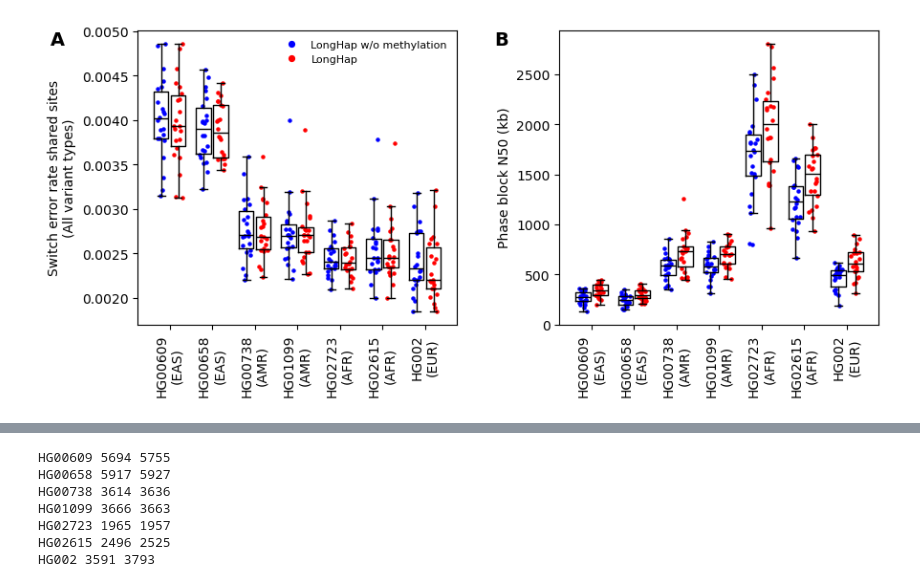
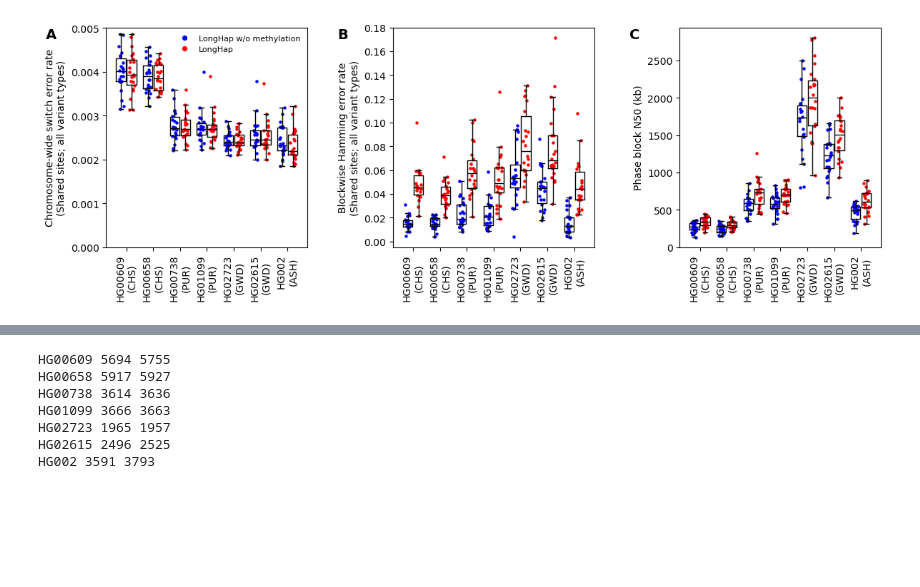
Before and after one commit to AkeyLab/LongHap, a Jupyter notebook: benchmarking/population_analyses.ipynb, the cells around one changed output, grey strips where cells are left out. Saved outputs shown, nothing was run; the diff lists cells and outputs as text; code cells hidden in the pictures; blank space fills up the shorter version.

```diff
--- a/benchmarking/population_analyses.ipynb
+++ b/benchmarking/population_analyses.ipynb
@@ -7,7 +7,7 @@ from cyvcf2 import VCF
 
 base_dir = '/scratch/gpfs/AKEY/apfennig/LongHap/'
 stats_pattern = base_dir + '{sample}/longhap/deepvariant_sniffles_hifi_hs1.minimap2.chr{chrom}.{tool}_phased.annotated.stats.tsv'
-eval_pattern = base_dir + '{sample}/longhap/deepvariant_sniffles_hifi_hs1.minimap2.chr{chrom}.{tool}_phased.annotated.evaluation.tab'
+eval_pattern = base_dir + '{sample}/longhap/deepvariant_sniffles_hifi_hs1.minimap2.chr{chrom}.{tool}_phased.annotated.evaluation.custom.tab'
 
 
 stats_pattern_rare = base_dir + '{sample}/longhap/deepvariant_sniffles_hifi_hs1.minimap2.chr{chrom}.{tool}_phased.annotated.rare.stats.tsv'
@@ -20,9 +20,9 @@ stats_pattern_complex_rare = base_dir + '{sample}/longhap/deepvariant_sniffles_h
 eval_pattern_complex_rare = base_dir + '{sample}/longhap/deepvariant_sniffles_hifi_hs1.minimap2.chr{chrom}.{tool}_phased.annotated.rare.complex.evaluation.tab'
 
 
-samples_pop_mapping = {'HG00609': 'EAS', 'HG00658': 'EAS',
-           'HG00738': "AMR", 'HG01099': "AMR",
-           'HG02723': "AFR", 'HG02615': "AFR", 'HG002': "EUR"}
+samples_pop_mapping = {'HG00609': 'CHS', 'HG00658': 'CHS',
+           'HG00738': "PUR", 'HG01099': "PUR",
+           'HG02723': "GWD", 'HG02615': "GWD", 'HG002': "ASH"}
 samples = ['HG00609', 'HG00658', 'HG00738', 'HG01099', 'HG02723', 'HG02615', 'HG002']
 tools = ['LongHap Meth', 'LongHap']
 chroms = np.arange(1, 23)
@@ -127,14 +127,17 @@ def plot_fraction_phased_vs_error_rate(eval_dict, stats_dict, tool, marker='o',
     return ax
 
 
-fig = plt.figure(figsize=(10, 4))
-gs = fig.add_gridspec(nrows=1, ncols=23)
+fig = plt.figure(figsize=(14, 4))
+gs = fig.add_gridspec(nrows=1, ncols=38)
 ax0 = fig.add_subplot(gs[0, :10])
-ax1 = fig.add_subplot(gs[0, 13:23])
-# ax2 = fig.add_subplot(gs[0, 27:37])
+ax1 = fig.add_subplot(gs[0, 14:24])
+ax2 = fig.add_subplot(gs[0, 28:38])
 
-longhap_err = [evaluation[sample]['LongHap'].all_switch_rate.values for sample in samples]
-longhap_meth_err = [evaluation[sample]['LongHap Meth'].all_switch_rate.values for sample in samples]
+longhap_err = [evaluation[sample]['LongHap'].chrwide_switch_rate.values for sample in samples]
+longhap_meth_err = [evaluation[sample]['LongHap Meth'].chrwide_switch_rate.values for sample in samples]
+
+longhap_ham_err = [evaluation[sample]['LongHap'].within_hamming_rate.values for sample in samples]
+longhap_meth_ham_err = [evaluation[sample]['LongHap Meth'].within_hamming_rate.values for sample in samples]
 
 longhap_n50s = [stats[sample]['LongHap'].block_n50.values / 1000 for sample in samples]
 longhap_meth_n50s = [stats[sample]['LongHap Meth'].block_n50.values / 1000 for sample in samples]
@@ -151,42 +154,69 @@ ax0.boxplot(longhap_meth_err, positions=np.arange(len(samples)) * 2 + 0.4, width
 for i in range(len(samples)):
     ax0.scatter(np.random.uniform(-0.2, 0.2, chroms.shape[0]) + i * 2 + 0.4, longhap_meth_err[i],
                color='red', s=5)
 
 ax0.set_xticks(np.arange(len(samples)) * 2)
 ax0.set_xticklabels([f'{s}\n({samples_pop_mapping[s]})' for s in samples], rotation=90)
-ax0.set_ylabel('Switch error rate shared sites\n(All variant types)')
+ax0.set_yticks(np.arange(0.0, 0.006, 0.001))
+ax0.set_ylabel('Chromosome-wide switch error rate\n(Shared sites; all variant types)')
 
-ax1.boxplot(longhap_n50s, positions=np.arange(len(samples)) * 2 - 0.4, widths=0.7,
+
+
+ax1.boxplot(longhap_ham_err, positions=np.arange(len(samples)) * 2 - 0.4, widths=0.7,
            medianprops={"color": 'black'}, showfliers=False)
 for i in range(len(samples)):
-    ax1.scatter(np.random.uniform(-0.2, 0.2, chroms.shape[0]) + i * 2 - 0.4, longhap_n50s[i],
+    ax1.scatter(np.random.uniform(-0.2, 0.2, chroms.shape[0]) + i * 2 - 0.4, longhap_ham_err[i],
                color='blue', s=5)
 
-ax1.boxplot(longhap_meth_n50s, positions=np.arange(len(samples)) * 2 + 0.4, widths=0.7,
+ax1.boxplot(longhap_meth_ham_err, positions=np.arange(len(samples)) * 2 + 0.4, widths=0.7,
            medianprops={"color": 'black'}, showfliers=False)
 for i in range(len(samples)):
-    ax1.scatter(np.random.uniform(-0.2, 0.2, chroms.shape[0]) + i * 2 + 0.4, longhap_meth_n50s[i],
+    ax1.scatter(np.random.uniform(-0.2, 0.2, chroms.shape[0]) + i * 2 + 0.4, longhap_meth_ham_err[i],
                color='red', s=5)
 
 ax1.set_xticks(np.arange(len(samples)) * 2)
 ax1.set_xticklabels([f'{s}\n({samples_pop_mapping[s]})' for s in samples], rotation=90)
-ax1.set_ylabel('Phase block N50 (kb)')
+ax1.set_yticks(np.arange(0.0, 0.2, 0.02))
+ax1.set_ylabel('Blockwise Hamming error rate\n(Shared sites; all variant types)')
+
+
+
+
+ax2.boxplot(longhap_n50s, positions=np.arange(len(samples)) * 2 - 0.4, widths=0.7,
+           medianprops={"color": 'black'}, showfliers=False)
+for i in range(len(samples)):
+    ax2.scatter(np.random.uniform(-0.2, 0.2, chroms.shape[0]) + i * 2 - 0.4, longhap_n50s[i],
+               color='blue', s=5)
+
+ax2.boxplot(longhap_meth_n50s, positions=np.arange(len(samples)) * 2 + 0.4, widths=0.7,
+           medianprops={"color": 'black'}, showfliers=False)
+for i in range(len(samples)):
+    ax2.scatter(np.random.uniform(-0.2, 0.2, chroms.shape[0]) + i * 2 + 0.4, longhap_meth_n50s[i],
+               color='red', s=5)
+
+ax2.set_xticks(np.arange(len(samples)) * 2)
+ax2.set_xticklabels([f'{s}\n({samples_pop_mapping[s]})' for s in samples], rotation=90)
+ax2.set_ylabel('Phase block N50 (kb)')
 
 handles = [Line2D([0], [0], marker='o', ls='', color='blue', label="LongHap w/o methylation"),
            Line2D([0], [0], marker='o', ls='', color='red', label="LongHap")]
 ax0.legend(handles=handles, loc='upper right', frameon=False, fontsize=8, markerscale=0.7)
 
 ax0.set_xlim([-1.5, 13.5])
 ax1.set_xlim([-1.5, 13.5])
-ax0.annotate("A", (-0.275, 0.95), xycoords=ax0.transAxes, fontsize=14, fontweight='bold')
+ax2.set_xlim([-1.5, 13.5])
 
-ax1.annotate("B", (-0.205, 0.95), xycoords=ax1.transAxes, fontsize=14, fontweight='bold')
+ax0.annotate("A", (-0.3, 0.95), xycoords=ax0.transAxes, fontsize=14, fontweight='bold')
+
+ax1.annotate("B", (-0.275, 0.95), xycoords=ax1.transAxes, fontsize=14, fontweight='bold')
+
+ax2.annotate("C", (-0.25, 0.95), xycoords=ax2.transAxes, fontsize=14, fontweight='bold')
 
 fig.savefig('longhap_population_samples.png', bbox_inches='tight', dpi=600)
 # for sample in samples:
-#     ax2 = plot_fraction_phased_vs_error_rate(evaluation_complex[sample], stats_complex_rare[sample],
+#    ax2 = plot_fraction_phased_vs_error_rate(evaluation_complex[sample], stats_complex_rare[sample],
 #                                    tools, ax=ax2)
 # %% [output]
-[figure, old version]
+[figure, new version]
 # %%
 for s in samples:
```
Also changed, not shown: parts of 11 cells of this notebook, 3 other files.
